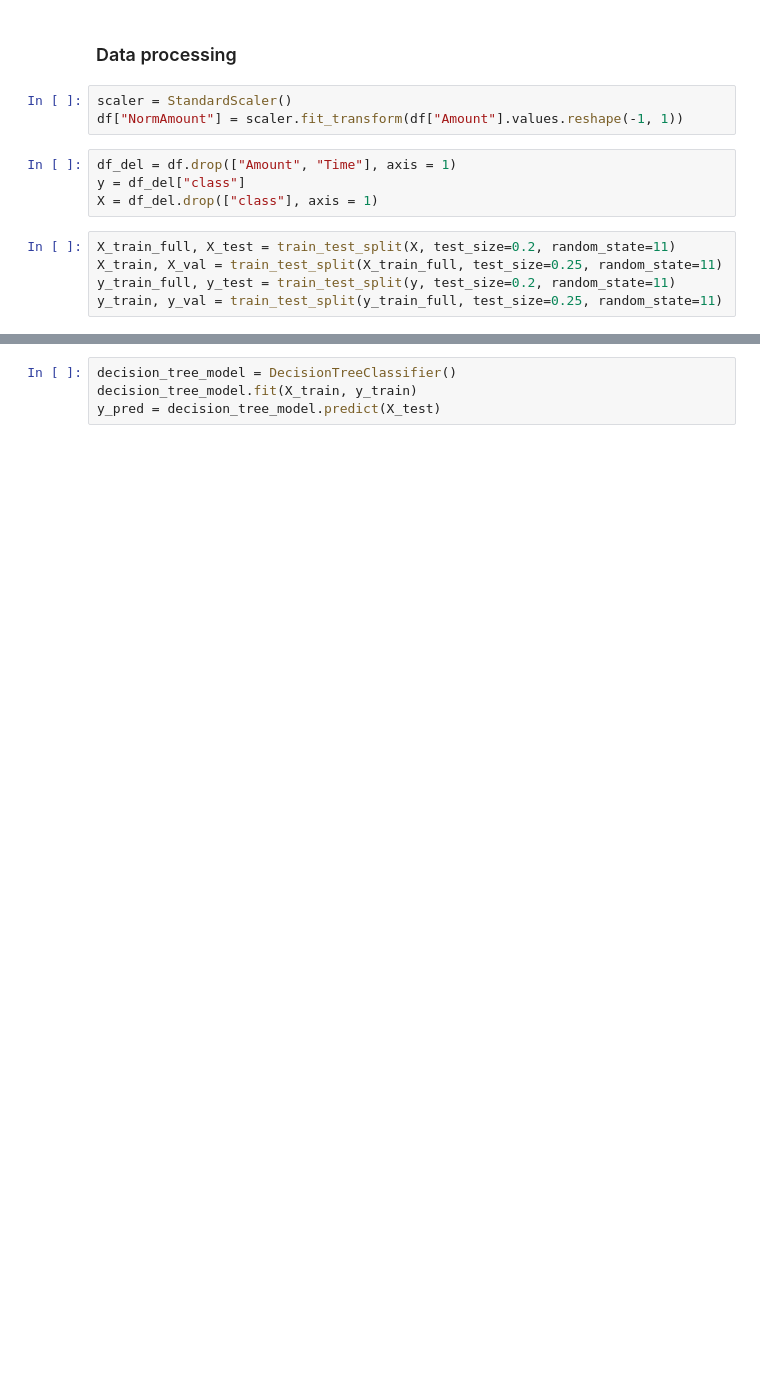
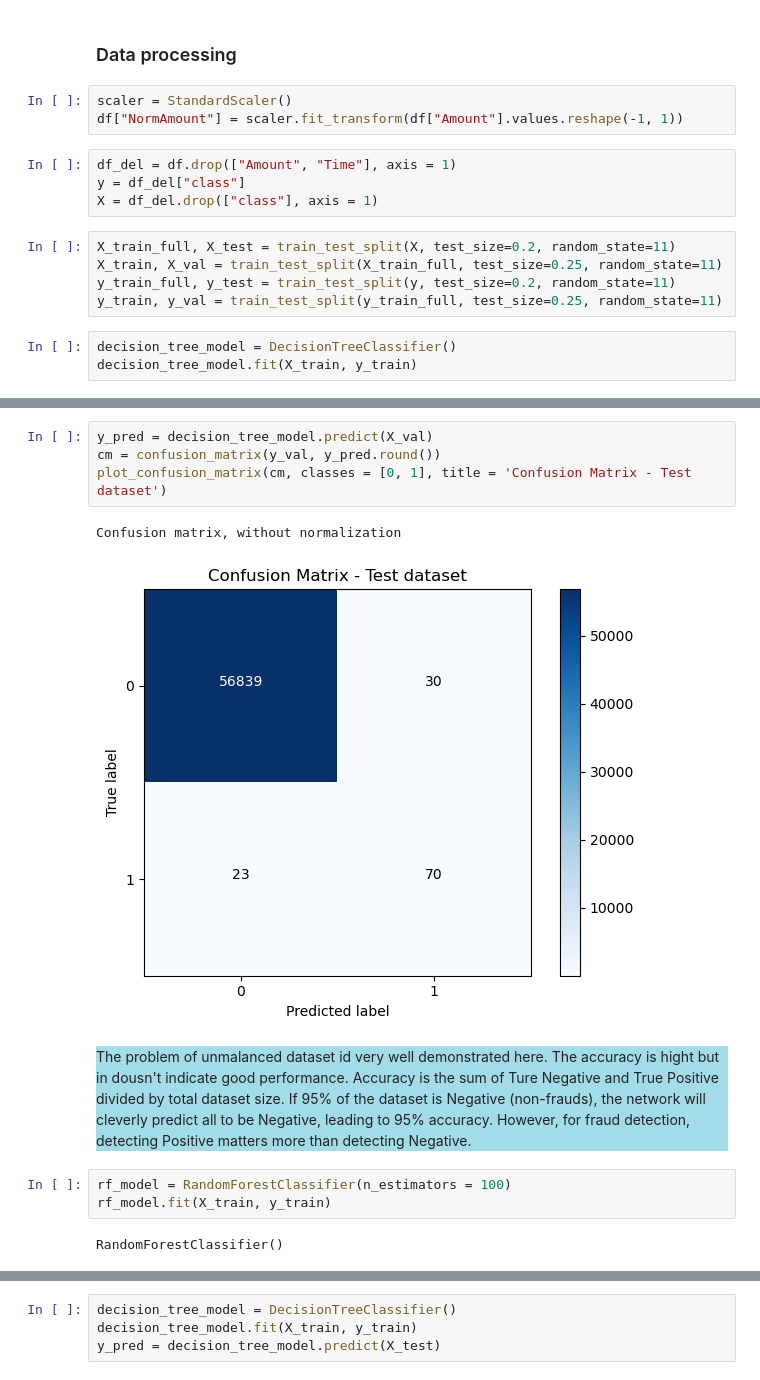
Before and after one commit to tankudo/ZoomCamb_2022_HomeWork, a Jupyter notebook: MidTermProject/FraudDetection.ipynb, the cells around one changed output, grey strips where cells are left out. Saved outputs shown, nothing was run; the diff lists cells and outputs as text; blank space fills up the shorter version.

```diff
--- a/MidTermProject/FraudDetection.ipynb
+++ b/MidTermProject/FraudDetection.ipynb
@@ -139,3 +186,6 @@ X_train_full, X_test = train_test_split(X, test_size=0.2, random_state=11)
 X_train, X_val = train_test_split(X_train_full, test_size=0.25, random_state=11)
 y_train_full, y_test = train_test_split(y, test_size=0.2, random_state=11)
 y_train, y_val = train_test_split(y_train_full, test_size=0.25, random_state=11)
+# %%
+decision_tree_model = DecisionTreeClassifier()
+decision_tree_model.fit(X_train, y_train)
@@ -141,0 +216,14 @@ y_train, y_val = train_test_split(y_train_full, test_size=0.25, random_state=11)
+# %%
+y_pred = decision_tree_model.predict(X_val)
+cm = confusion_matrix(y_val, y_pred.round())
+plot_confusion_matrix(cm, classes = [0, 1], title = 'Confusion Matrix - Test dataset')
+# %% [output]
+Confusion matrix, without normalization
+[figure, added]
+# %% [markdown]
+<div style="background-color:#a2dce8">The problem of unmalanced dataset id very well demonstrated here. The accuracy is hight but in dousn't indicate good performance. Accuracy is the sum of Ture Negative and True Positive divided by total dataset size. If 95% of the dataset is Negative (non-frauds), the network will cleverly predict all to be Negative, leading to 95% accuracy. However, for fraud detection, detecting Positive matters more than detecting Negative.</div>
+# %%
+rf_model = RandomForestClassifier(n_estimators = 100)
+rf_model.fit(X_train, y_train)
+# %% [output]
+RandomForestClassifier()
```
Also changed, not shown: parts of 49 cells of this notebook, 1 other file.
